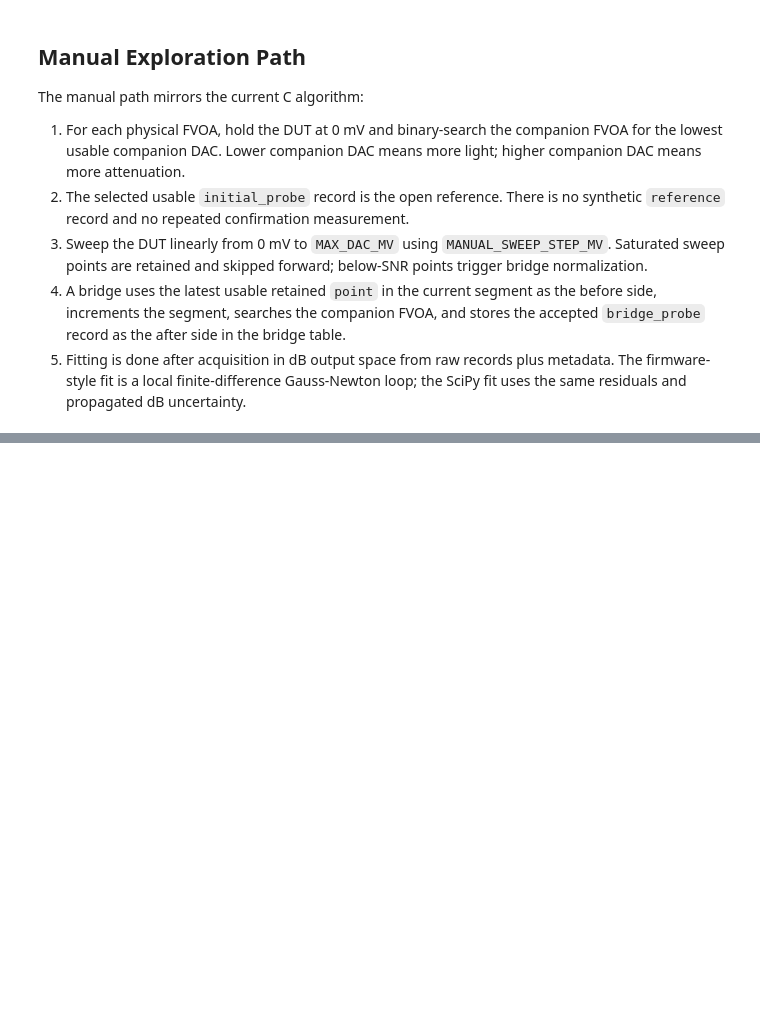
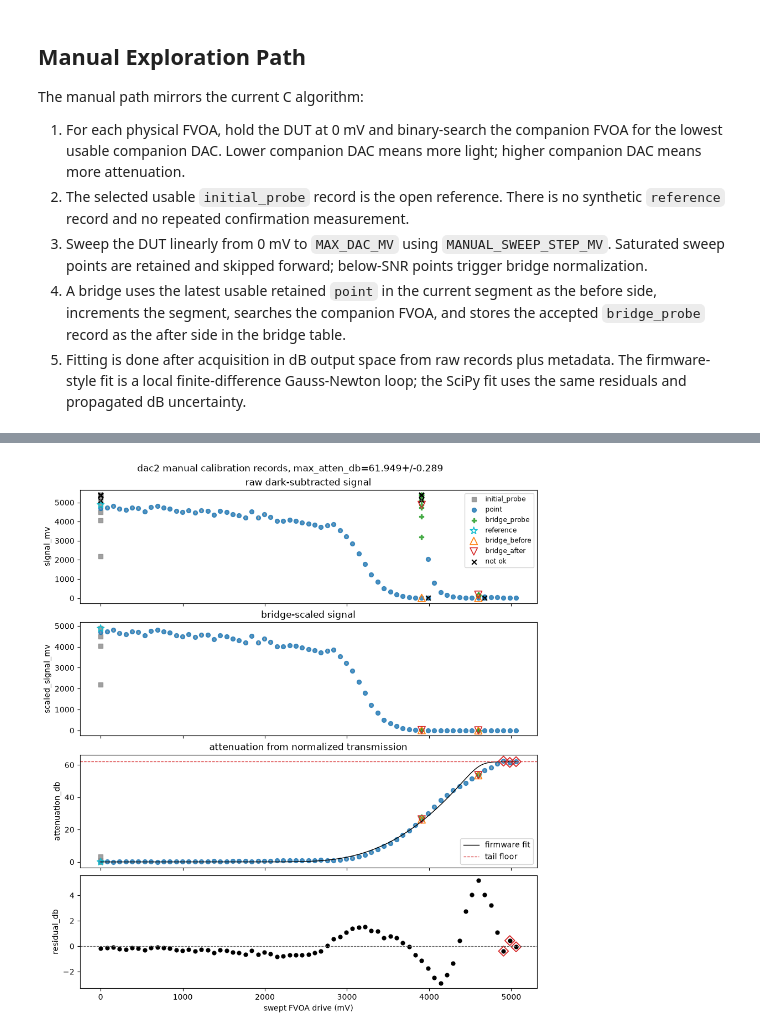
Before and after one commit to COO-Utilities/hispec-tib, a Jupyter notebook: tools/attenuator_calibration_lab.ipynb, the cells around one changed output, grey strips where cells are left out. Drawn from its saved outputs; the diff is of its cells as text; code cells hidden in the pictures; blank space fills up the shorter version.

```diff
--- a/tools/attenuator_calibration_lab.ipynb
+++ b/tools/attenuator_calibration_lab.ipynb
@@ -477 +621,10 @@ def acquire_physical(
+# %%
+
+if "dac1_run" in globals():
+    points = dac1_run.fit_points()
+    floor = dac1_run.tail_floor(points)
+    plt.errorbar(points.sweep_mv * GAIN, points.db, yerr=np.maximum(points.db_err, FIT_MIN_SIGMA_DB), fmt=".")
+    plt.scatter(points.sweep_mv[-MANUAL_TAIL_FLOOR_POINTS:] * GAIN, points.db[-MANUAL_TAIL_FLOOR_POINTS:], marker="D", facecolors="none", edgecolors="tab:red", s=70)
+    plt.axhline(floor["max_atten_db"], color="tab:red", linewidth=0.9)
+    floor
 # %%
@@ -680,5 +961,8 @@ dac2_fit
 # %%
-plot_manual_records(dac2_run, dac2_fit)
+dac2_fit = fit_records(dac2_run, method=MANUAL_FIT_METHOD)
+dac2_fit, plot_manual_records(dac2_run, dac2_fit);
+# %% [output]
+[figure, added]
 # %%
 manual_records = [asdict(record) for record in dac1_run.records + dac2_run.records]
 manual_coeff = {
```
Also changed, not shown: parts of 18 cells of this notebook, 2 other files.
